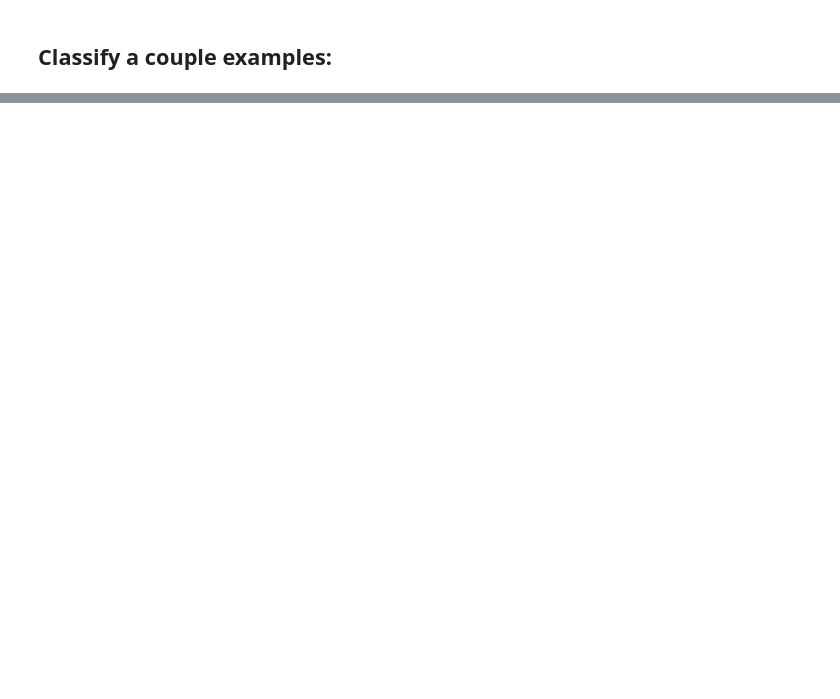
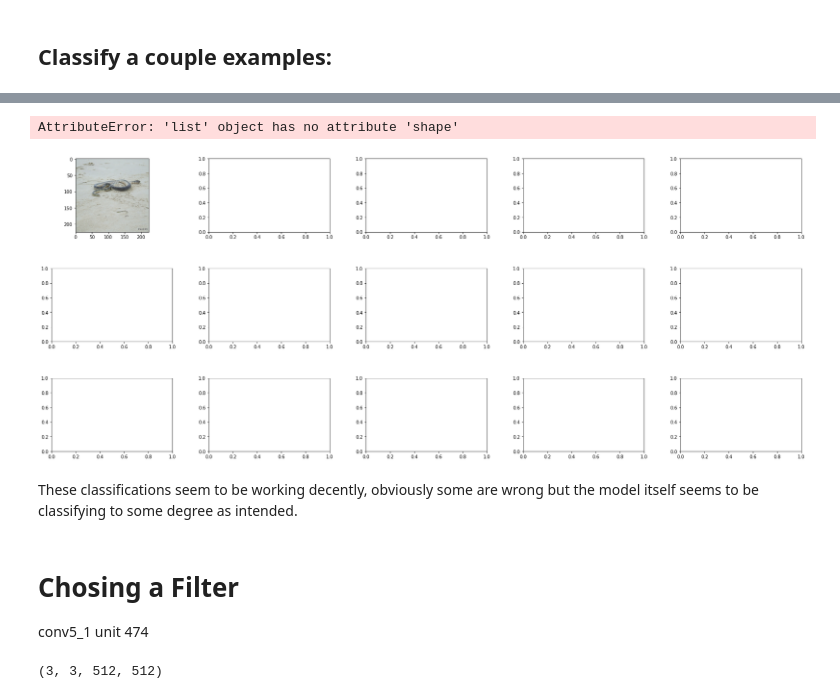
Before and after one commit to saakethkoka/ML-Lab3-CNN-Visualization, a Jupyter notebook: main.ipynb, the cells around one changed output, grey strips where cells are left out. Drawn from its saved outputs; the diff is of its cells as text; code cells hidden in the pictures; blank space fills up the shorter version.

```diff
--- a/main.ipynb
+++ b/main.ipynb
@@ -111,3 +142,3 @@ array([490, 361, 171, ..., 128, 848, 186])
 # %%
-y_hat = vgg_model.predict(images[:1000])
+y_hat = vgg_model.predict(images[:15])
 # %% [output]
@@ -128,3 +156,0 @@ This message will be only logged once.
-# %%
-# arg_max
-y_hat = np.argmax(y_hat, axis=1)
@@ -173,4 +156,0 @@ images_23.shape
-# %%
-y_hat = vgg_model.predict(images_23)
-
-# y_hat = np.argmax(y_hat, axis=1)
@@ -212,2 +157,2 @@ array([4.08049573e-06, 1.39582619e-06, 5.39132679e-06, 5.26597723e-05,
 # %%
-tf.keras.applications.vgg19.decode_predictions(y_hat, top=1)
+y_hat = decode_predictions(y_hat, top=5)
@@ -233,0 +159,19 @@ Downloading data from https://storage.googleapis.com/download.tensorflow.org/dat
+# %%
+# GENERATED BY GPT
+fig, axs = plt.subplots(3, 5, figsize=(30, 12), gridspec_kw={'hspace': 0.5, 'wspace': 0.3})
+for i in range(15):
+    ax = axs[i//5, i%5]
+    ax.imshow(images[i])
+    ax.set_title(decode_predictions(y_hat, top=1)[i][0][1])
+    ax.axis("off")
+plt.show()
+# %% [output]
+AttributeError: 'list' object has no attribute 'shape'
+[figure, added]
+# %% [markdown]
+These classifications seem to be working decently, obviously some are wrong but the model itself seems to be classifying to some degree as intended.
+# %% [markdown]
+# Chosing a Filter
+
+
+conv5_1 unit 474
@@ -233,0 +181,4 @@ Downloading data from https://storage.googleapis.com/download.tensorflow.org/dat
+# %%
+target_filter = conv5_1.get_weights()[0].shape
+# %% [output]
+(3, 3, 512, 512)
```
Also changed, not shown: parts of 23 cells of this notebook.
